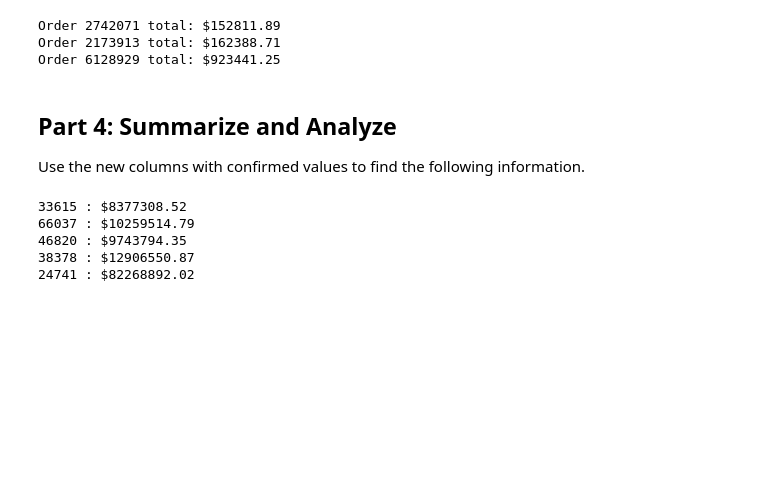
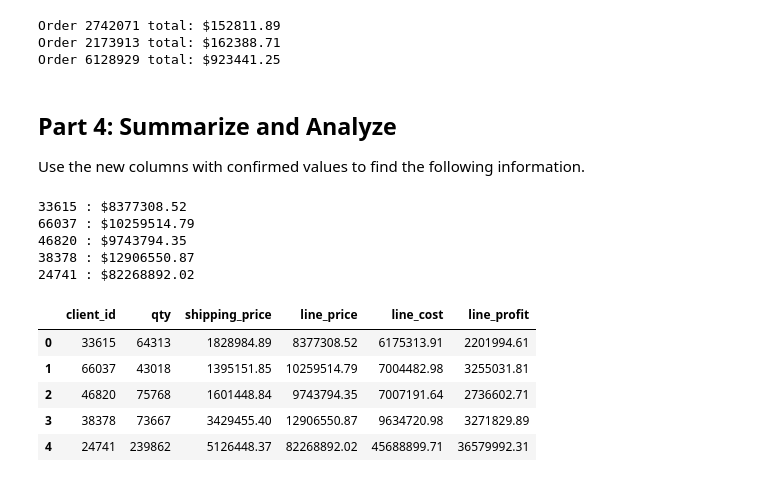
Before and after one commit to jubjam18/athletic_sales_analysis, a Jupyter notebook: wholesale_data_analysis_starter_code.ipynb, the cells around one changed output. Saved outputs shown, nothing was run; the diff lists cells and outputs as text; code cells hidden in the pictures; blank space fills up the shorter version.

```diff
--- a/wholesale_data_analysis_starter_code.ipynb
+++ b/wholesale_data_analysis_starter_code.ipynb
@@ -230,6 +230,38 @@ for client_id in client_list:
 46820 : $9743794.35
 38378 : $12906550.87
 24741 : $82268892.02
+# %%
+# Creata a summary DataFrame showing the totals for the top 5 clients
+# total units purchased, total shipping price, total revenue, and total profit.
+total_qtys = []
+top_5_client_ids=client_list
+shipping_prices = []
+line_prices = []
+line_costs = []
+profits = []
+for id in top_5_client_ids:
+    total_qtys.append((df.loc[df['client_id'] == id]['qty'].sum()))
+    shipping_prices.append((df.loc[df['client_id'] == id]['shipping_price'].sum()))
+    line_prices.append( (df.loc[df['client_id'] == id]['line_price'].sum()))
+    line_costs.append( (df.loc[df['client_id'] == id]['line_cost'].sum()))
+    profits.append( (df.loc[df['client_id'] == id]['line_profit'].sum()))
+
+d = {}
+d['client_id'] = top_5_client_ids
+d['qty'] = total_qtys
+d['shipping_price'] = shipping_prices
+d['line_price'] = line_prices
+d['line_cost'] = line_costs
+d['line_profit'] = profits
+top_5_df = pd.DataFrame(d)
+top_5_df
+# %% [output]
+|  | client_id | qty | shipping_price | line_price | line_cost | line_profit |
+| 0 | 33615 | 64313 | 1828984.89 | 8377308.52 | 6175313.91 | 2201994.61 |
+| 1 | 66037 | 43018 | 1395151.85 | 10259514.79 | 7004482.98 | 3255031.81 |
+| 2 | 46820 | 75768 | 1601448.84 | 9743794.35 | 7007191.64 | 2736602.71 |
+| 3 | 38378 | 73667 | 3429455.40 | 12906550.87 | 9634720.98 | 3271829.89 |
+| 4 | 24741 | 239862 | 5126448.37 | 82268892.02 | 45688899.71 | 36579992.31 |
 # %%
 # Create a summary DataFrame showing the totals for the for the top 5 clients with the following information:
 # total units purchased, total shipping price, total revenue, and total profit.
```
Also changed, not shown: parts of 4 cells of this notebook, 5 other files.
